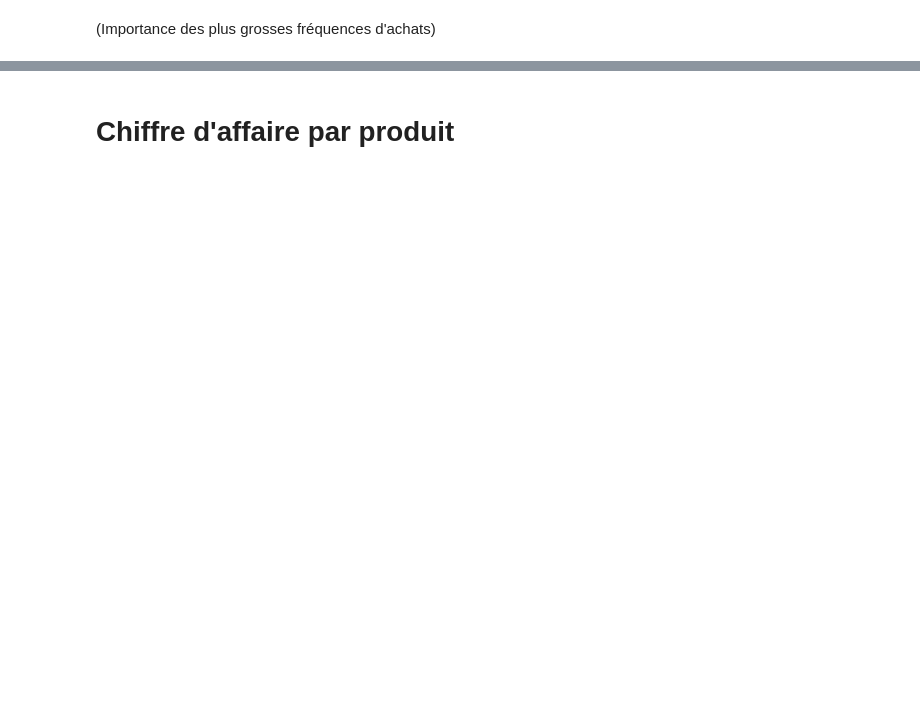
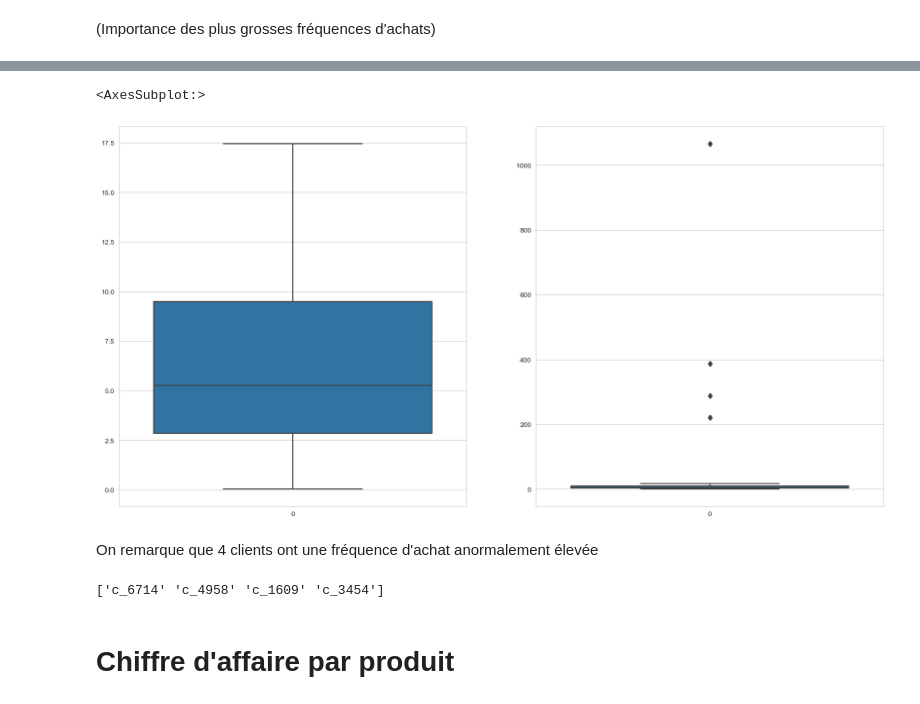
Before and after one commit to Sumoka14/Projet-n-6, a Jupyter notebook: Projet n°6.ipynb, the cells around one changed output, grey strips where cells are left out. Drawn from its saved outputs; the diff is of its cells as text; code cells hidden in the pictures; blank space fills up the shorter version.

Commit message:
Ajustation de la méthode de calcul de la fréquence d'achat

```diff
--- a/Projet n°6.ipynb
+++ b/Projet n°6.ipynb
@@ -329,3 +432,16 @@ print(tableTotale.sort_values(by='price'))
+# %%
+f, (ax_box1, ax_box) = plt.subplots(nrows=1, ncols=2, sharex=False,  figsize=(20,10))
+sns.boxplot(data=tableTotale['ventes_mensuelles'], showfliers=False, ax=ax_box1)
+sns.boxplot(data=tableTotale['ventes_mensuelles'], showfliers=True, ax=ax_box)
+# %% [output]
+<AxesSubplot:>
+[figure, added]
+# %% [markdown]
+On remarque que 4 clients ont une fréquence d'achat anormalement élevée
+# %%
+print(tableTotale[tableTotale['ventes_mensuelles']>20]['client_id'].unique())
+# %% [output]
+['c_6714' 'c_4958' 'c_1609' 'c_3454']
 # %% [markdown]
 # Chiffre d'affaire par produit
 # %%
```
Also changed, not shown: parts of 28 cells of this notebook.
